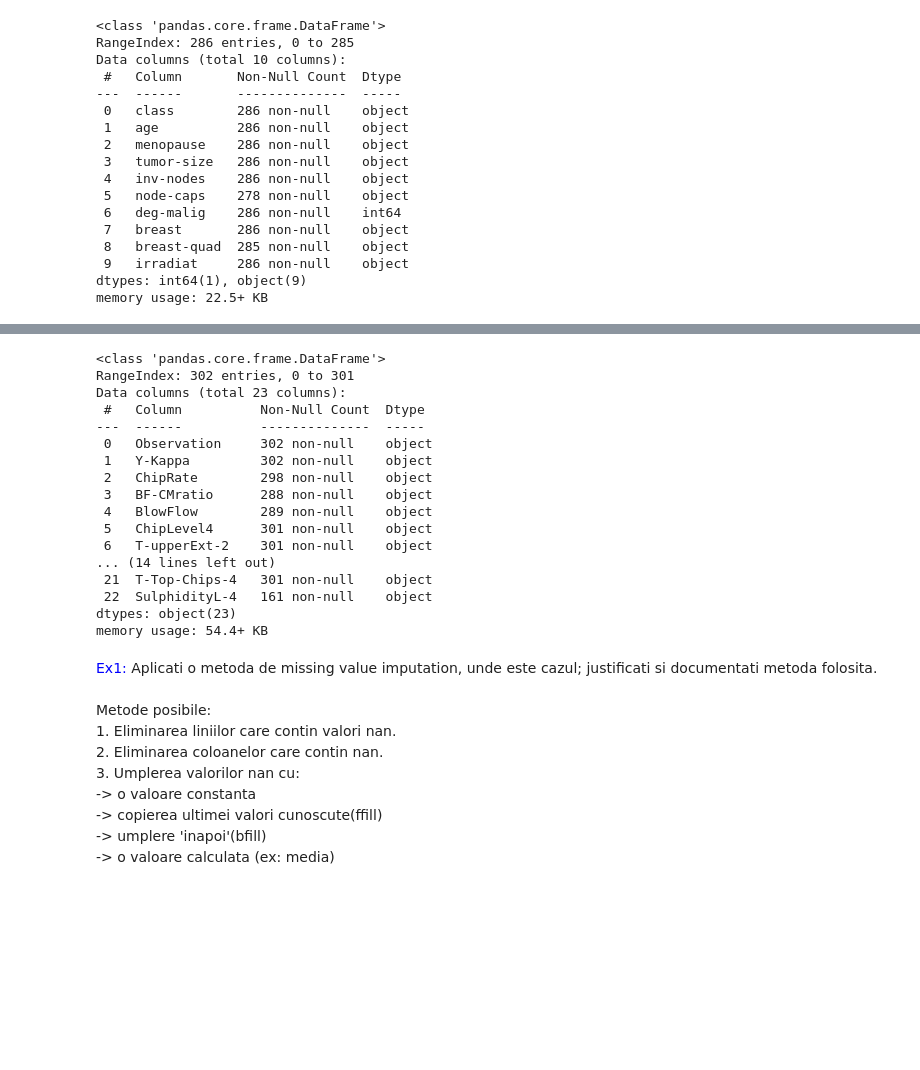
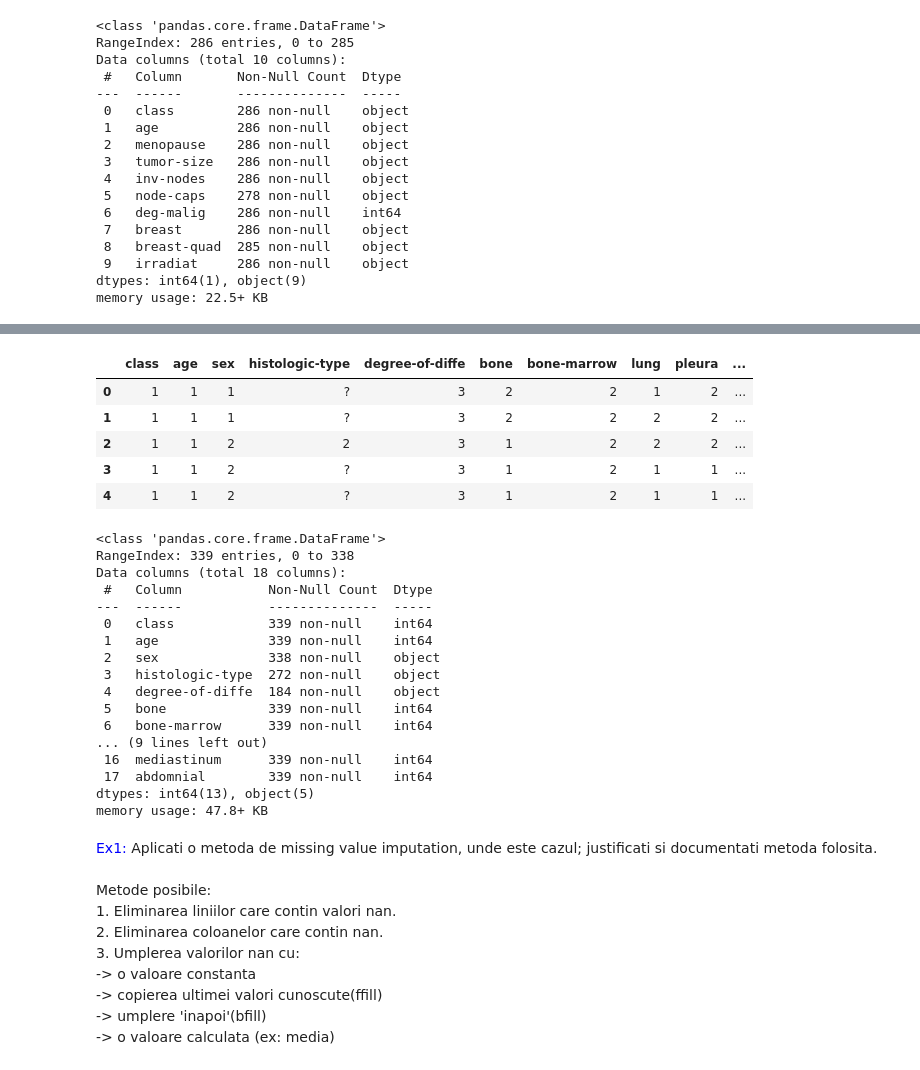
Before and after one commit to Bianca008/IDS_Lixandru_Pepene, a Jupyter notebook: Laborator6.ipynb, the cells around one changed output, grey strips where cells are left out. Saved outputs shown, nothing was run; the diff lists cells and outputs as text; code cells hidden in the pictures; blank space fills up the shorter version.

```diff
--- a/Laborator6.ipynb
+++ b/Laborator6.ipynb
@@ -195,23 +148,39 @@ df_kamyr_digester.head()
-# %%
-df_kamyr_digester.info()
-# %% [output]
-<class 'pandas.core.frame.DataFrame'>
-RangeIndex: 302 entries, 0 to 301
-Data columns (total 23 columns):
- #   Column          Non-Null Count  Dtype
----  ------          --------------  -----
- 0   Observation     302 non-null    object
- 1   Y-Kappa         302 non-null    object
- 2   ChipRate        298 non-null    object
- 3   BF-CMratio      288 non-null    object
- 4   BlowFlow        289 non-null    object
- 5   ChipLevel4      301 non-null    object
- 6   T-upperExt-2    301 non-null    object
-... (14 lines left out)
- 21  T-Top-Chips-4   301 non-null    object
- 22  SulphidityL-4   161 non-null    object
-dtypes: object(23)
-memory usage: 54.4+ KB
+# %%
+names_primary_tumor =["class","age","sex","histologic-type","degree-of-diffe","bone","bone-marrow","lung",
+                     "pleura","peritoneum","liver","brain","skin","neck","supraclavicular","axillar","mediastinum","abdomnial"]
+
+df_primary_tumor = pd.read_csv("./data/primary_tumor/primary-tumor.data", names=names_primary_tumor)
+
+df_primary_tumor.head()
+# %% [output]
+|  | class | age | sex | histologic-type | degree-of-diffe | bone | bone-marrow | lung | pleura | ... |
+| 0 | 1 | 1 | 1 | ? | 3 | 2 | 2 | 1 | 2 | ... |
+| 1 | 1 | 1 | 1 | ? | 3 | 2 | 2 | 2 | 2 | ... |
+| 2 | 1 | 1 | 2 | 2 | 3 | 1 | 2 | 2 | 2 | ... |
+| 3 | 1 | 1 | 2 | ? | 3 | 1 | 2 | 1 | 1 | ... |
+| 4 | 1 | 1 | 2 | ? | 3 | 1 | 2 | 1 | 1 | ... |
+# %%
+df_primary_tumor = df_primary_tumor.replace('?', np.nan)
+
+df_primary_tumor.info()
+# %% [output]
+<class 'pandas.core.frame.DataFrame'>
+RangeIndex: 339 entries, 0 to 338
+Data columns (total 18 columns):
+ #   Column           Non-Null Count  Dtype
+---  ------           --------------  -----
+ 0   class            339 non-null    int64
+ 1   age              339 non-null    int64
+ 2   sex              338 non-null    object
+ 3   histologic-type  272 non-null    object
+ 4   degree-of-diffe  184 non-null    object
+ 5   bone             339 non-null    int64
+ 6   bone-marrow      339 non-null    int64
+... (9 lines left out)
+ 16  mediastinum      339 non-null    int64
+ 17  abdomnial        339 non-null    int64
+dtypes: int64(13), object(5)
+memory usage: 47.8+ KB
 # %% [markdown]
 <font color=blue>Ex1:</font> Aplicati o metoda de missing value imputation, unde este cazul; justificati si documentati metoda folosita.
 <br>
```
Also changed, not shown: parts of 13 cells of this notebook, 9 other files.
